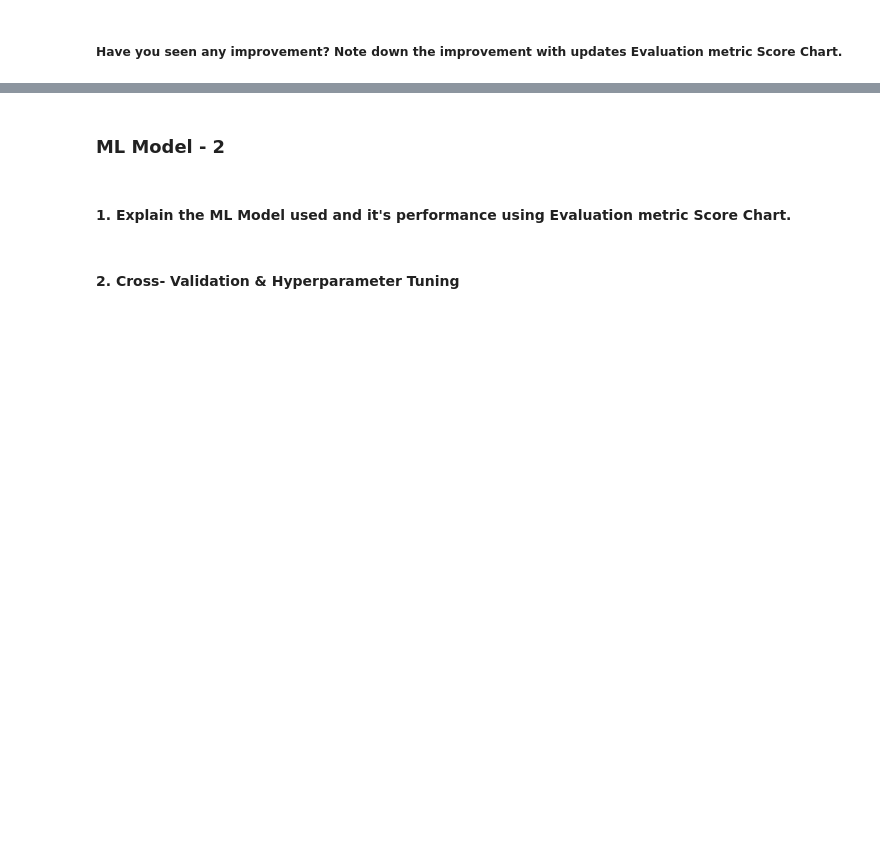
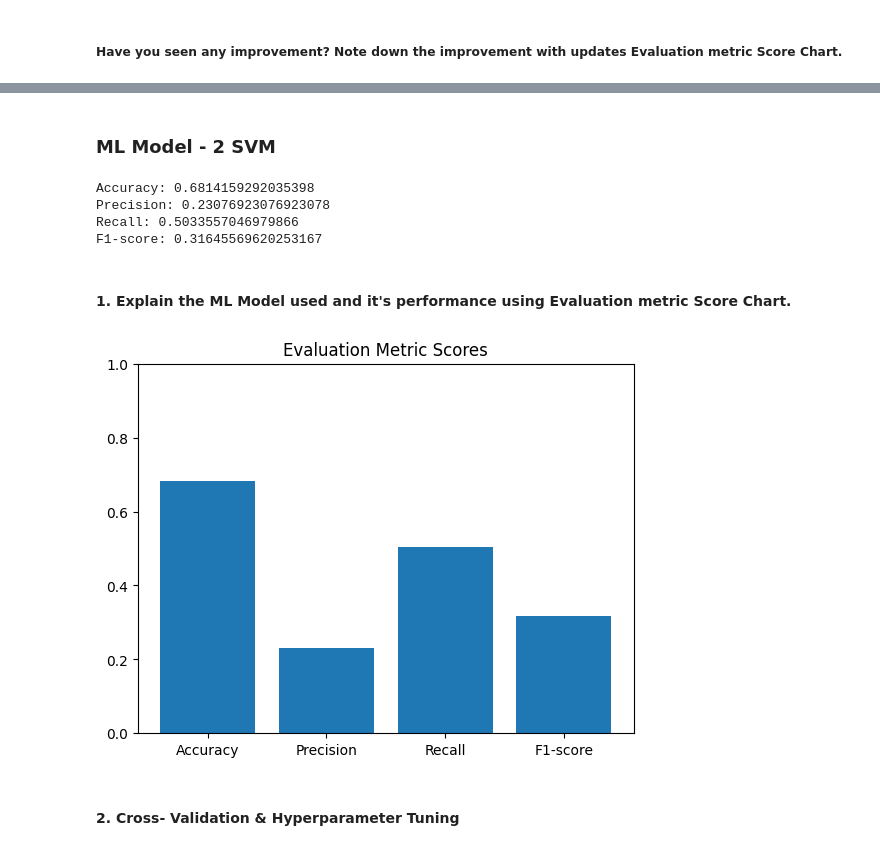
Before and after one commit to fadakenitin/Classification_Capstone_Project, a Jupyter notebook: Cardiovascular_Risk_Prediction.ipynb, the cells around one changed output, grey strips where cells are left out. Drawn from its saved outputs; the diff is of its cells as text; code cells hidden in the pictures; blank space fills up the shorter version.

```diff
--- a/Cardiovascular_Risk_Prediction.ipynb
+++ b/Cardiovascular_Risk_Prediction.ipynb
@@ -1395,4 +1594,32 @@ Answer Here.
 # %% [markdown]
-### ML Model - 2
+### ML Model - 2 SVM
+# %%
+# ML Model - 2 Implementation
+from sklearn.svm import SVC
+from sklearn.ensemble import GradientBoostingClassifier, AdaBoostClassifier, RandomForestClassifier
+from sklearn.neural_network import MLPClassifier
+from sklearn.metrics import accuracy_score, precision_score, recall_score, f1_score
+
+# Support Vector Machines
+svm = SVC()
+svm.fit(x_train, y_train)
+y_pred_svm = svm.predict(x_test)
+
+# Evaluate the model's performance
+accuracy = accuracy_score(y_test, y_pred_svm)
+precision = precision_score(y_test, y_pred_svm)
+recall = recall_score(y_test, y_pred_svm)
+f1 = f1_score(y_test, y_pred_svm)
+
+# Print the performance metrics
+print("Accuracy:", accuracy)
+print("Precision:", precision)
+print("Recall:", recall)
+print("F1-score:",f1)
+# %% [output]
+Accuracy: 0.6814159292035398
+Precision: 0.23076923076923078
+Recall: 0.5033557046979866
+F1-score: 0.31645569620253167
 # %% [markdown]
 #### 1. Explain the ML Model used and it's performance using Evaluation metric Score Chart.
@@ -1407,8 +1626,17 @@ get_metrics(y_test,y_pred_xgbr,"XGB")
-# %%
-from sklearn.metrics import accuracy_score
-
-# Assuming you have the true labels and predicted labels stored in variables y_true and y_pred respectively
-accuracy = accuracy_score(y_true, y_pred)
-print("Accuracy:", accuracy)
+# %%
+
+# Create a list of metric names and scores
+metrics = ['Accuracy', 'Precision', 'Recall', 'F1-score']
+scores = [accuracy, precision, recall, f1]
+
+# Plot the scores
+plt.bar(metrics, scores)
+plt.title('Evaluation Metric Scores')
+#plt.xlabel('Metrics')
+#plt.ylabel('Scores')
+plt.ylim([0, 1])  # Set the y-axis limits from 0 to 1
+plt.show()
+# %% [output]
+[figure, added]
 # %% [markdown]
 #### 2. Cross- Validation & Hyperparameter Tuning
```
Also changed, not shown: parts of 80 cells of this notebook.
